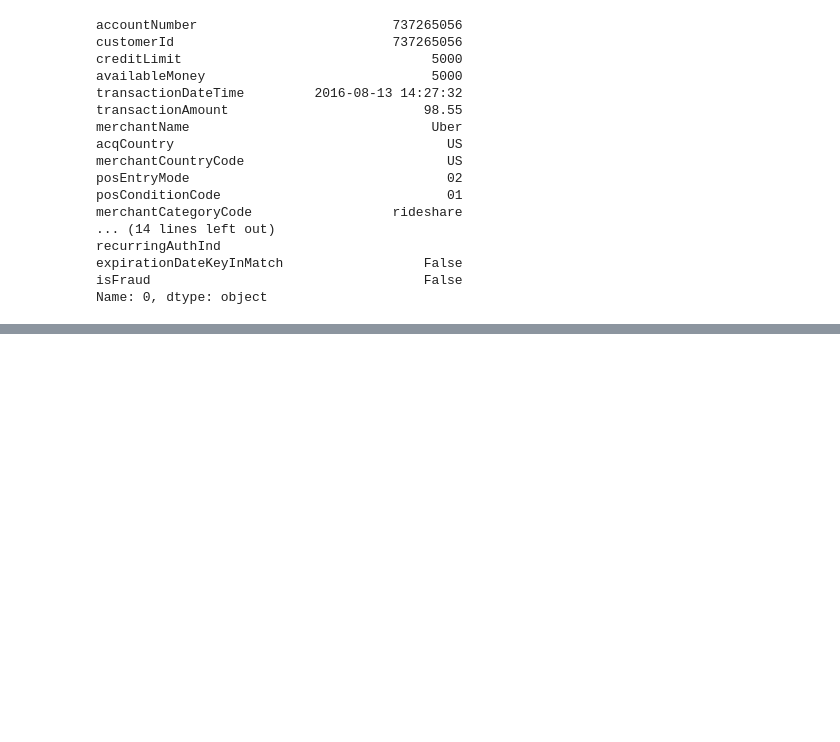
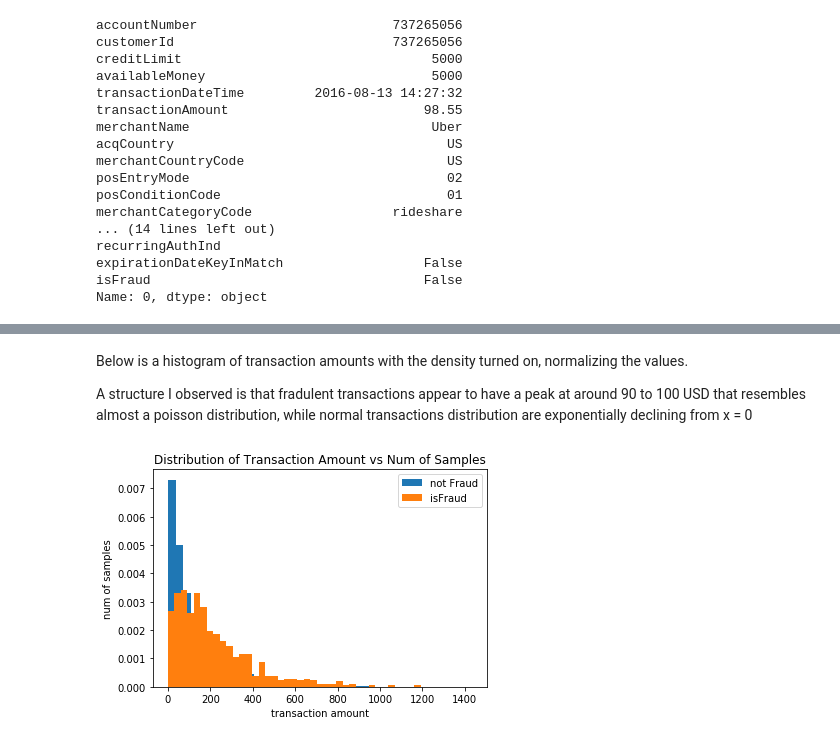
Before and after one commit to jzisheng/DS, a Jupyter notebook: analysis.ipynb, the cells around one changed output, grey strips where cells are left out. Cells and saved outputs as stored; diff of their text form; code cells hidden in the pictures; blank space fills up the shorter version.

```diff
--- a/analysis.ipynb
+++ b/analysis.ipynb
@@ -217,0 +151,14 @@ i 4000: 0.09333138912916183
+# %% [markdown]
+Below is a histogram of transaction amounts with the density turned on, normalizing the values.
+
+A structure I observed is that fradulent transactions appear to have a peak at around 90 to 100 USD that resembles almost a poisson distribution, while normal transactions distribution are exponentially declining from x = 0
+# %%
+plt.hist(df[df.isFraud==False].transactionAmount,bins=39,label='not Fraud',density=True)
+plt.hist(df[df.isFraud==True].transactionAmount,bins=39,label='isFraud',density=True)
+plt.title("Distribution of Transaction Amount vs Num of Samples")
+plt.ylabel("num of samples")
+plt.xlabel("transaction amount")
+plt.legend()
+plt.show()
+# %% [output]
+[figure, added]
```
Also changed, not shown: parts of 63 cells of this notebook, 3 other files.
